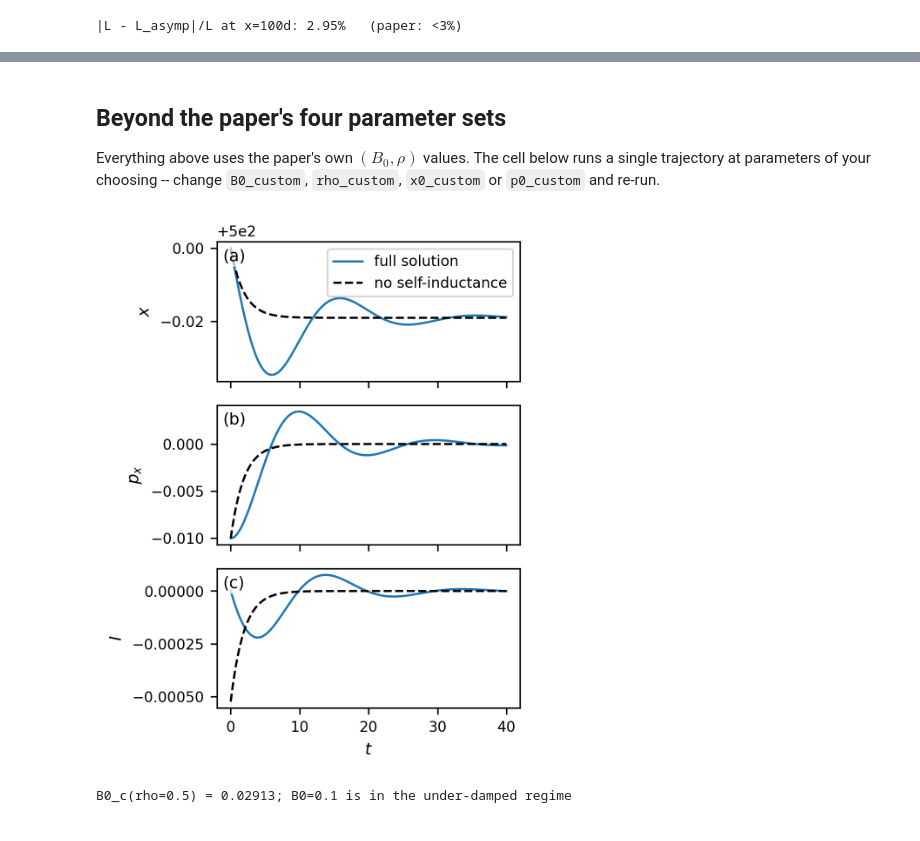
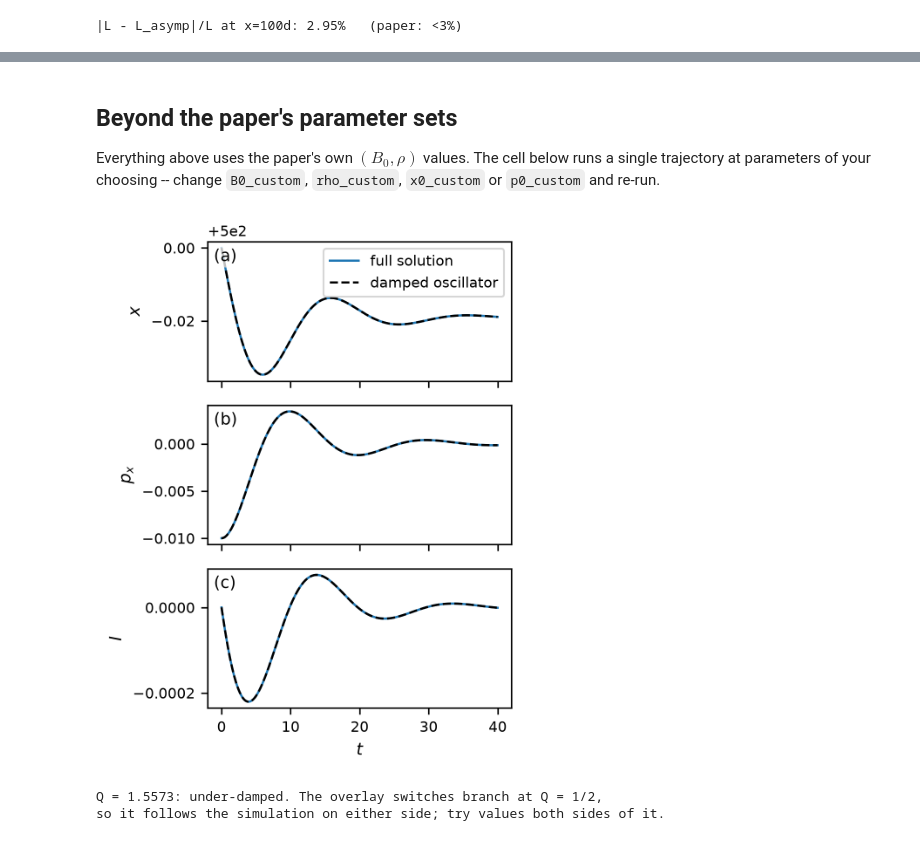
Before and after one commit to calvar/suppl2, a Jupyter notebook: notebook1_numerical_experiments.ipynb, the cells around one changed output, grey strips where cells are left out. Drawn from its saved outputs; the diff is of its cells as text; code cells hidden in the pictures.

```diff
--- a/notebook1_numerical_experiments.ipynb
+++ b/notebook1_numerical_experiments.ipynb
@@ -46,13 +52,24 @@ this flag.
 # %%
-FULL_RESOLUTION = False  # set True to reproduce the paper's figures exactly
+import os
+
+FULL_RESOLUTION = _jit.HAVE_NUMBA  # True reproduces (and saves) the paper's figures exactly
 
 # Paper defaults, Section "Results": mu0=1, l=100, x0=500, p0=-1e-2, dt=2e-4
 l, x0, p0, mu, dt, rho = 100.0, 500.0, -1.e-2, 1.0, 2.e-4, 1.0
 
 N_NORMAL = 4_000_000 if FULL_RESOLUTION else 200_000   # over-damped trajectory figure
-N_LARGE  = 1_000_000 if FULL_RESOLUTION else 200_000    # under-damped, energy, force-fit
+N_LARGE  = 1_000_000 if FULL_RESOLUTION else 200_000   # under-damped trajectory figure
 N_PRINT_NORMAL = 400 if FULL_RESOLUTION else 200
 N_PRINT_LARGE  = 20
 
-print(f"FULL_RESOLUTION={FULL_RESOLUTION}: N_NORMAL={N_NORMAL:,}  N_LARGE={N_LARGE:,}")
+# Figures are saved only at full resolution, under the paper's file names.
+FIG_DIR = 'figures'
+if FULL_RESOLUTION:
+    os.makedirs(FIG_DIR, exist_ok=True)
+
+def fig_path(name):
+    return os.path.join(FIG_DIR, name) if FULL_RESOLUTION else None
+
+print(f"FULL_RESOLUTION={FULL_RESOLUTION}: N_NORMAL={N_NORMAL:,}  N_LARGE={N_LARGE:,}",
+      f"-- saving figures to {FIG_DIR}/" if FULL_RESOLUTION else "-- figures not saved")
 # %% [output]
@@ -149,16 +146,0 @@ force-fit figure.
-# %%
-alpha = models.alpha_damp(l, rho)
-omega_d = models.omega_predicted(l, x0, B_large, rho)
-
-rsq, rmse, params = models.fit_to_function_fix_decay_freq([1e-4, 0], alpha, omega_d, t_l, Ftot_l)
-params = dict((label, (val, err)) for label, val, err in params)
-A_fit, phi_fit = params['A'][0], params['phi'][0]
-A_norm, phi_norm = models.normalize_amplitude_phase(A_fit, phi_fit)
-Imx_fit = A_norm / (l * B_large)
-
-print(f"R-squared: {rsq:.4f}, RMSE: {rmse:.6f}   (paper: R^2>0.996, RMSE<1e-4)")
-print(f"I_mx = {Imx_fit:.6f}, phi (normalized) = {phi_norm:.6f}")
-
-Ffit = models.oscillating_exp_fix_decay_freq(t_l, A_fit, alpha, omega_d, phi_fit)
-fig = figures.plot_force_fit(t_l, Ftot_l, Ffit, xlim=(-1, 50))
-plt.show()
@@ -303,5 +370,5 @@ grid scan finished in 0.2s
 # %% [markdown]
-## Beyond the paper's four parameter sets
+## Beyond the paper's parameter sets
 
 Everything above uses the paper's own $(B_0, \rho)$ values. The cell
 below runs a single trajectory at parameters of your choosing --
@@ -309,25 +376,26 @@ change `B0_custom`, `rho_custom`, `x0_custom` or `p0_custom` and re-run.
 # %%
 B0_custom = 0.1
 rho_custom = 0.5
 x0_custom = 500.0
 p0_custom = -1.e-2
 n_steps_custom = 200_000
 
 xc, pc, Ic, Fc, Kc, Ebc, Qc = dynamics.verlet_integrate(
     x0_custom, p0_custom, l, B0_custom, rho_custom, dt, n_steps_custom, 100)
 xc, pc, Ic = np.array(xc), np.array(pc), np.array(Ic)
 tc = 100 * dt * np.arange(len(xc))
 
-x_model_c = models.x_pos0(tc, x0_custom, p0_custom, B0_custom, rho_custom, l)
-p_model_c = models.p_pos0(tc, p0_custom, B0_custom, rho_custom, l, x0_custom)
-I_model_c = models.I_pos0(tc, p0_custom, B0_custom, rho_custom, l, x0_custom)
+x_model_c, p_model_c, I_model_c = models.damped_oscillator(
+    tc, x0_custom, p0_custom, B0_custom, rho_custom, l)
 
 fig = figures.plot_xpI(tc, xc, pc, Ic, x_model_c, p_model_c, I_model_c)
 plt.show()
 
-B0c_custom = models.B0_critical(l, x0_custom, rho_custom)
-regime = "under-damped" if B0_custom > B0c_custom else "over-damped"
-print(f"B0_c(rho={rho_custom}) = {B0c_custom:.5f}; B0={B0_custom} is in the {regime} regime")
+Q_custom = models.quality_factor(l, x0_custom, B0_custom, rho_custom)
+regime = "under-damped" if Q_custom > 0.5 else "over-damped"
+print(f"Q = {Q_custom:.4f}: {regime}. The overlay switches branch at Q = 1/2,")
+print(f"so it follows the simulation on either side; try values both sides of it.")
 # %% [output]
-[figure, old version]
+[figure, new version]
-B0_c(rho=0.5) = 0.02913; B0=0.1 is in the under-damped regime
+Q = 1.5573: under-damped. The overlay switches branch at Q = 1/2,
+so it follows the simulation on either side; try values both sides of it.
```
Also changed, not shown: parts of 20 cells of this notebook, 11 other files.
